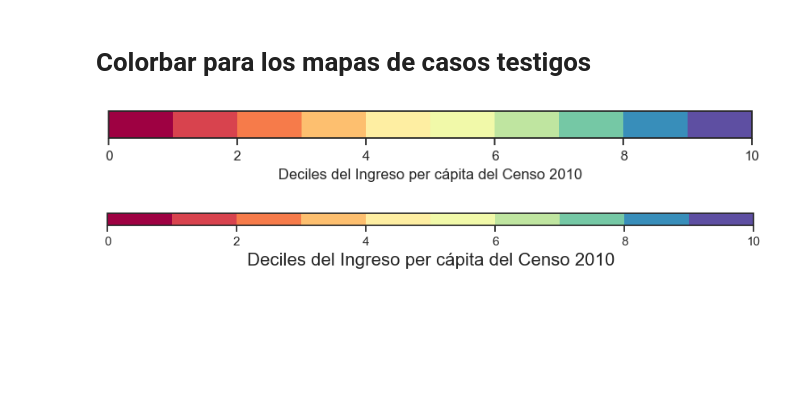
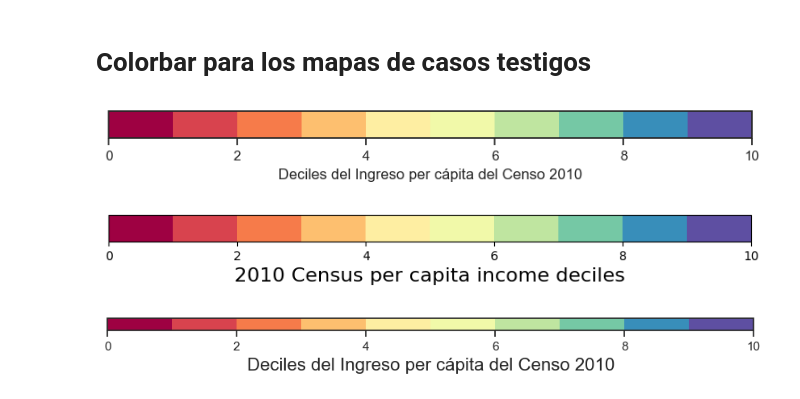
Before and after one commit to Queeno11/Satellite-Imagery-Income-Prediction, a Jupyter notebook: scripts/notebooks/graficos_paper_CLEI.ipynb, the cells around one changed output. Drawn from its saved outputs; the diff is of its cells as text; code cells hidden in the pictures; blank space fills up the shorter version.

```diff
--- a/scripts/notebooks/graficos_paper_CLEI.ipynb
+++ b/scripts/notebooks/graficos_paper_CLEI.ipynb
@@ -18,6 +18,24 @@ cbar.set_label('Deciles del Ingreso per cápita del Censo 2010', fontsize=12)
 # pl.savefig("colorbar.pdf")
 # %% [output]
 [figure]
+# %%
+import pylab as pl
+import numpy as np
+from pylab import *
+
+a = np.array([[0,10]])
+pl.figure(figsize=(9, 0.5))
+cmap = cm.get_cmap('Spectral', 10)    # 11 discrete colors
+img = pl.imshow(a, cmap=cmap)
+pl.gca().set_visible(False)
+cax = pl.axes([0.1, 0.2, 0.8, 0.6])
+
+cbar = pl.colorbar(orientation="horizontal", norm=mpl.colors.Normalize(0, 10), cax=cax)
+cbar.set_label('2010 Census per capita income deciles', fontsize=16)
+
+# pl.savefig("colorbar.pdf")
+# %% [output]
+[figure, added]
 # %%
 import pylab as pl
 import numpy as np
```
Also changed, not shown: parts of 2 cells of this notebook, 7 other files.
